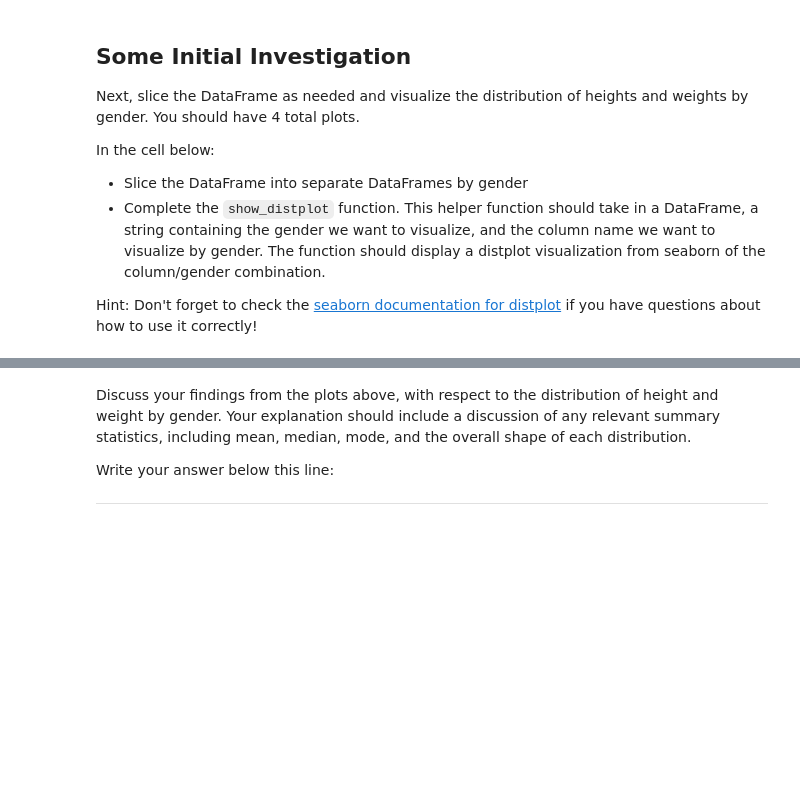
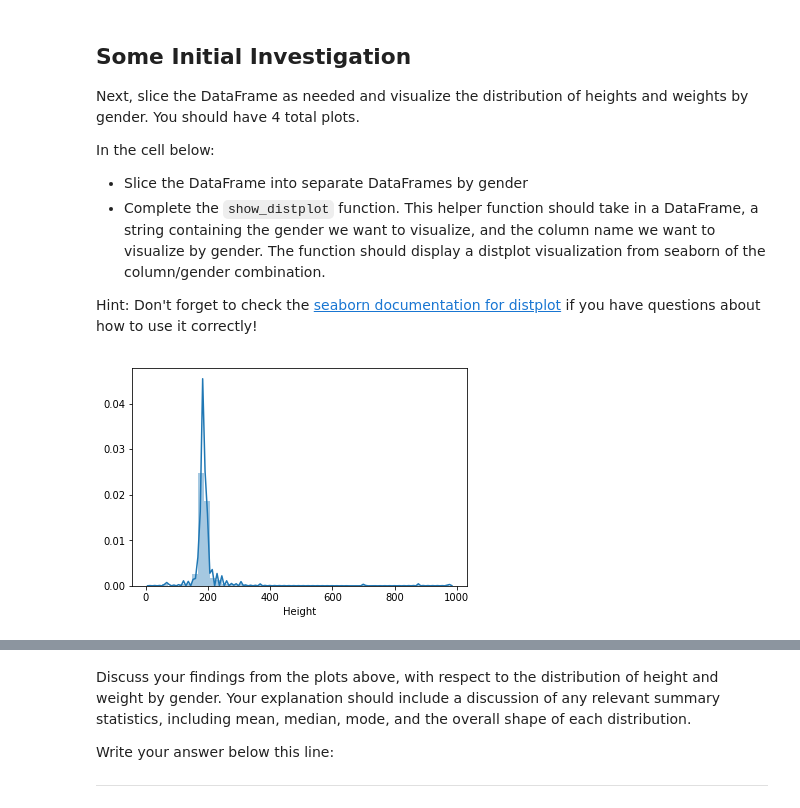
Before and after one commit to climatebrad/dsc-data-cleaning-project-dc-ds-100719, a Jupyter notebook: index-brad.ipynb, the cells around one changed output, grey strips where cells are left out. Saved outputs shown, nothing was run; the diff lists cells and outputs as text; code cells hidden in the pictures; blank space fills up the shorter version.

Commit message:
working on gender charts

```diff
--- a/index-brad.ipynb
+++ b/index-brad.ipynb
@@ -349,0 +500,2 @@ merge_df[merge_df.name == 'Spider-Man']
+# %%
+merge_df = merge_df.groupby('name').first()
@@ -350,2 +504,6 @@ merge_df[merge_df.name == 'Spider-Man']
+# %%
+merge_df = merge_df[~merge_df.Height.isna()]
+# %%
+merge_df = merge_df[~merge_df.Weight.isna()]
 # %% [markdown]
 In the cell below, subset male and female heroes into different dataframes.  Create a scatterplot of the height and weight of each hero, with weight as the y-axis.  Plot both the male and female heroes subset into each dataframe, and make the color for each point in the scatterplot correspond to the gender of the superhero.
@@ -369,4 +524,13 @@ def show_distplot(dataframe, gender, column_name):
+# %%
+# male_heroes_df = merge_df[merge_df.Gender=='Male'].copy()
+# female_heroes_df = merge_df[merge_df.Gender=='Female'].copy()
+
+def show_distplot(dataframe, gender, column_name):
+    sns.distplot(dataframe.loc[dataframe.Gender == gender,column_name])
 # %%
 # Male Height
+show_distplot(merge_df,'Male','Height')
+# %% [output]
+[figure, added]
 # %%
 # Male Weight
```
Also changed, not shown: parts of 24 cells of this notebook.
